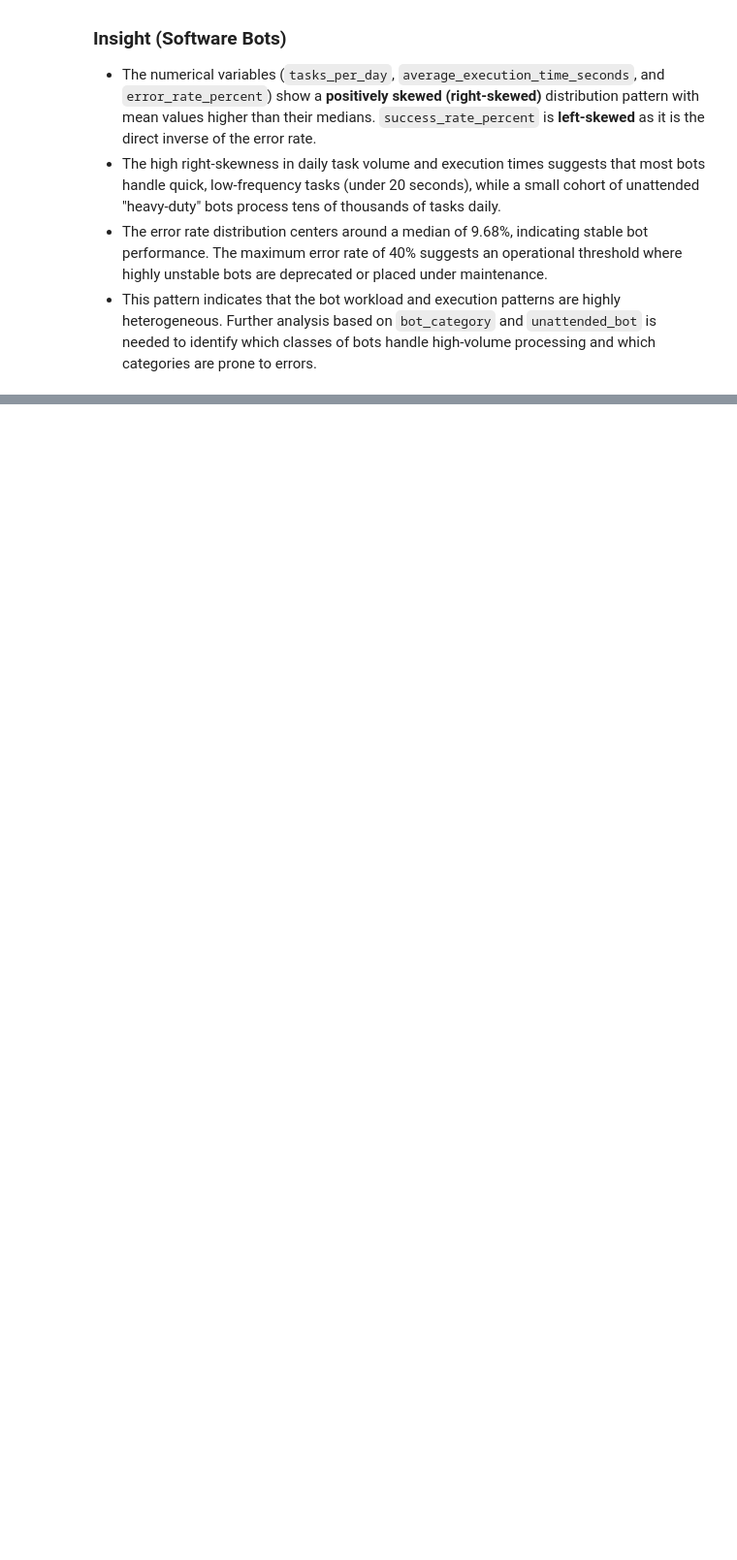
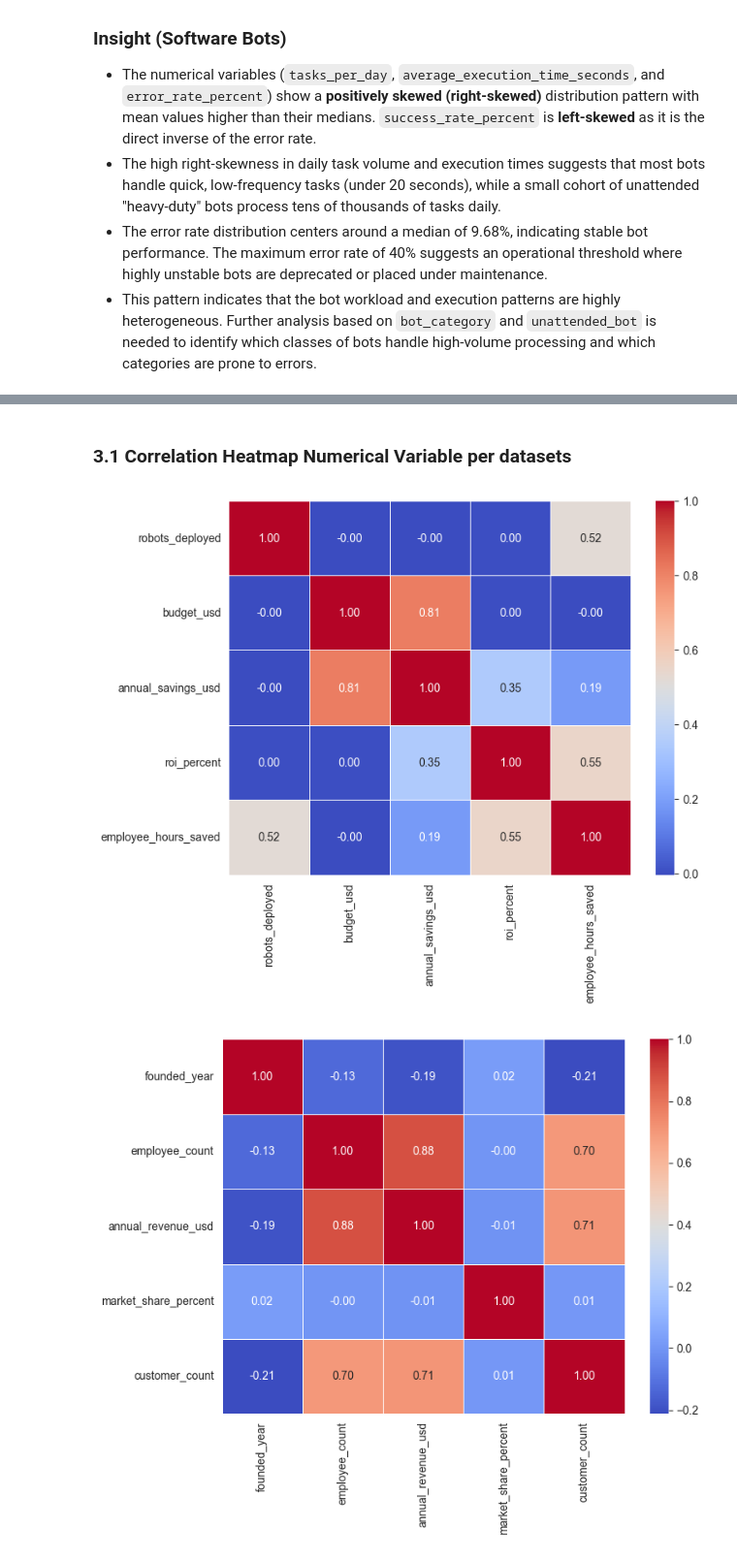
Before and after one commit to fathirrizkifadillah/Worldwide-Robotic-Process-Automation-Database-2026, a Jupyter notebook: main.ipynb, the cells around one changed output, grey strips where cells are left out. Shown at 97% size. Cells and saved outputs as stored; diff of their text form; code cells hidden in the pictures; blank space fills up the shorter version.

Commit message:
Chapter 3 : EDA, Correlation Heatmap Numerical Variable pr datasets

```diff
--- a/main.ipynb
+++ b/main.ipynb
@@ -915,0 +918,23 @@ plt.show()
+# %% [markdown]
+### 3.1 Correlation Heatmap Numerical Variable per datasets
+# %%
+datasets = {
+    'AUTOMATION PROJECTS' : auto_projects,
+    'RPA COMPANIES' : rpa_companies,
+    'SOFTWARE BOTS' : software
+}
+# %%
+for name, data in datasets.items() :
+    num_var = data.select_dtypes(include=np.number)
+
+    plt.figure(figsize=(8,6))
+
+    sns.heatmap(num_var.corr(), annot=True, cmap='coolwarm', fmt='.2f', linewidths=0.5)
+
+    filepath = os.path.join('img', f'Correlation Heatmap of {name} Numerical Features')
+    plt.savefig(filepath, dpi=300, bbox_inches='tight')
+
+    plt.show()
+# %% [output]
+[figure, added]
+[figure, added]
```
Also changed, not shown: parts of 2 cells of this notebook, 3 other files.
